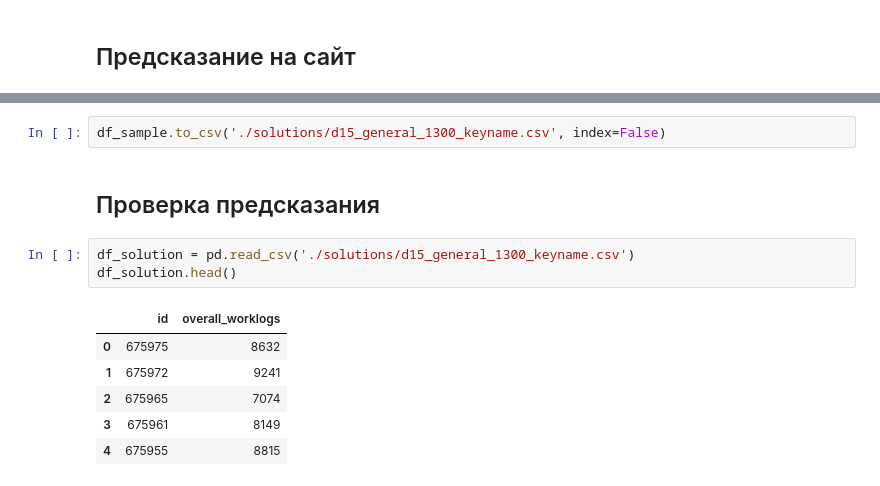
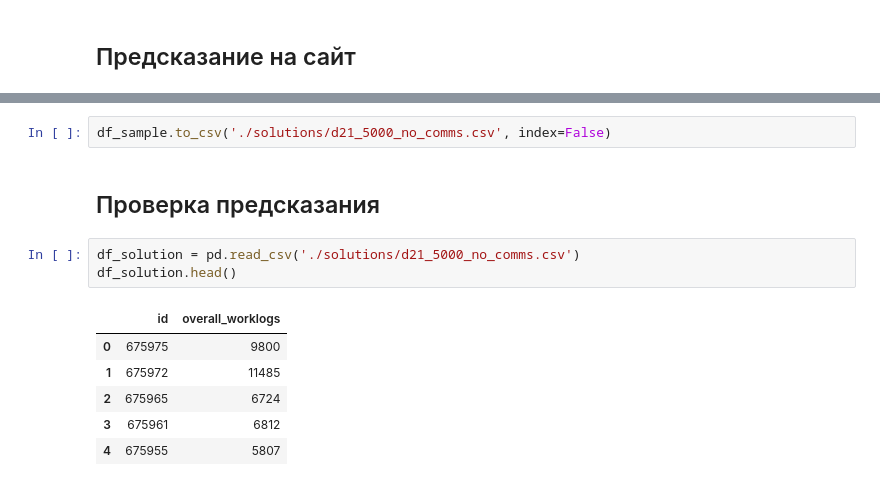
Before and after one commit to TayJen/hackathon_algu2022, a Jupyter notebook: H_ALGU_2022_Advance+.ipynb, the cells around one changed output, grey strips where cells are left out. Drawn from its saved outputs; the diff is of its cells as text.

```diff
--- a/H_ALGU_2022_Advance+.ipynb
+++ b/H_ALGU_2022_Advance+.ipynb
@@ -254,14 +252,14 @@ df_sample.head()
 # %%
-df_sample.to_csv('./solutions/d15_general_1300_keyname.csv', index=False)
+df_sample.to_csv('./solutions/d21_5000_no_comms.csv', index=False)
 # %% [markdown]
 ## Проверка предсказания
 # %%
-df_solution = pd.read_csv('./solutions/d15_general_1300_keyname.csv')
+df_solution = pd.read_csv('./solutions/d21_5000_no_comms.csv')
 df_solution.head()
 # %% [output]
 |  | id | overall_worklogs |
-| 0 | 675975 | 8632 |
-| 1 | 675972 | 9241 |
-| 2 | 675965 | 7074 |
-| 3 | 675961 | 8149 |
-| 4 | 675955 | 8815 |
+| 0 | 675975 | 9800 |
+| 1 | 675972 | 11485 |
+| 2 | 675965 | 6724 |
+| 3 | 675961 | 6812 |
+| 4 | 675955 | 5807 |
```
Also changed, not shown: parts of 13 cells of this notebook.
